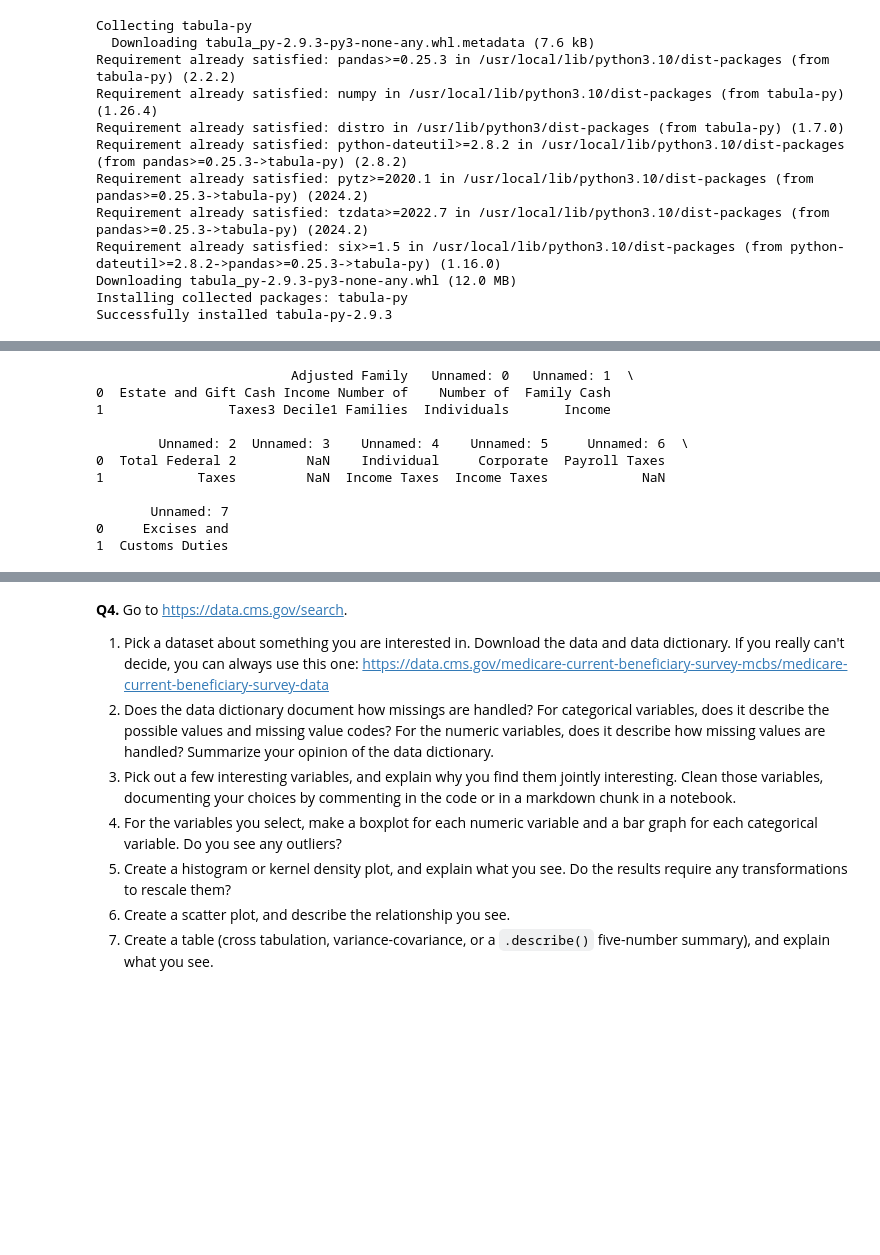
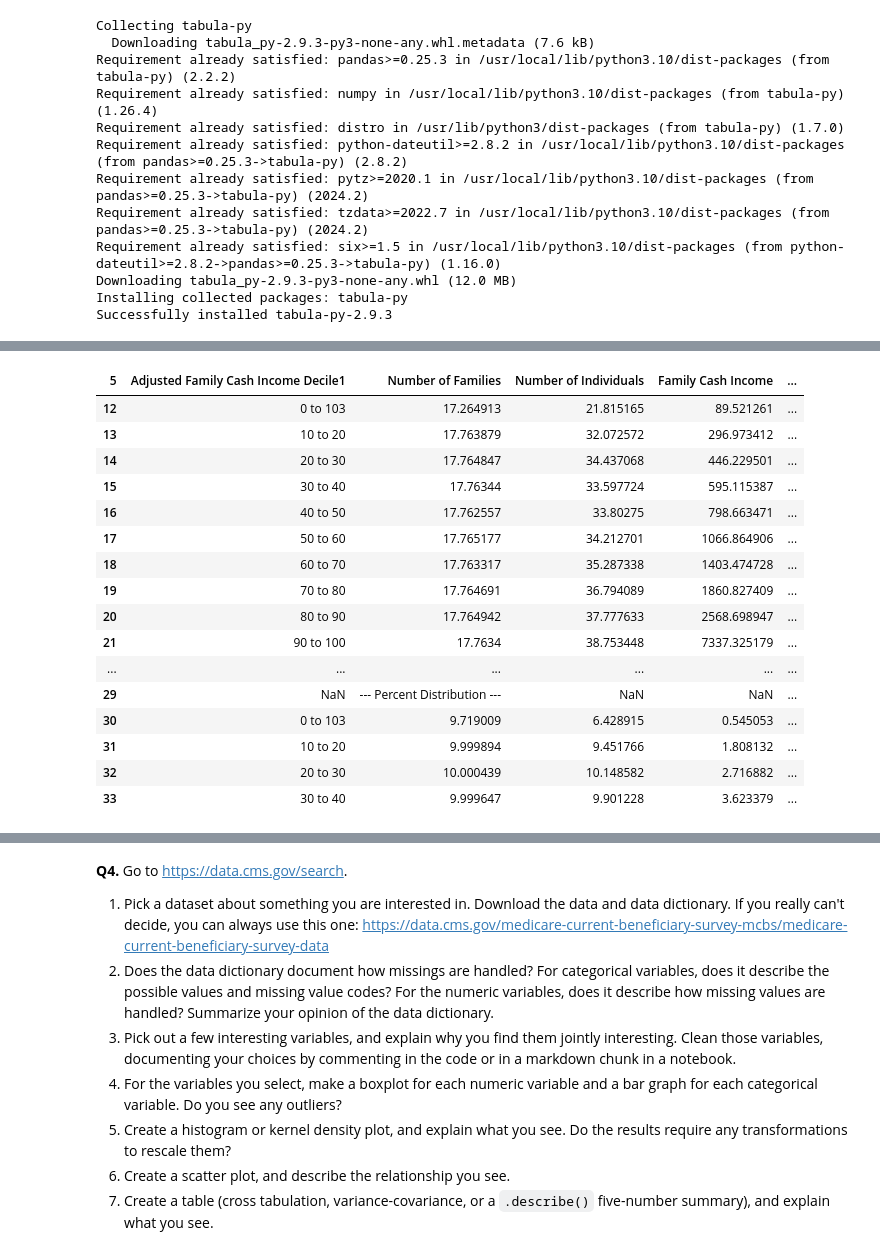
Before and after one commit to EBaner/visualization, a Jupyter notebook: assignment/assignment.ipynb, the cells around one changed output, grey strips where cells are left out. Cells and saved outputs as stored; diff of their text form; code cells hidden in the pictures; blank space fills up the shorter version.

```diff
--- a/assignment/assignment.ipynb
+++ b/assignment/assignment.ipynb
@@ -359,9 +353,16 @@ Successfully installed tabula-py-2.9.3
 # %%
 import pandas as pd
 import matplotlib.pyplot as plt
-from tabula import read_pdf
 
-file_path = '/content/visualization/assignment/data/CBO_data.pdf'
-tables = read_pdf(file_path, pages = 'all')
-print(tables[0])
+df = pd.read_excel('/content/visualization/assignment/data/Distribution-of-Tax-Burden-Current-Law-2019.xlsx')
+df.columns = df.iloc[5]
+df = df.drop(index=[0, 1, 2, 3,5,11])
+df = df.drop(df.columns[:2], axis=1)
+df = df.dropna(how='all')
+for col in df.columns:
+    if pd.api.types.is_numeric_dtype(df[col]): #from Gen AI
+        df[col] = pd.to_numeric(df[col], errors='coerce')
+df = df.round(1)
+
+df.head(20)
 # %% [output]
@@ -372,11 +369,17 @@ WARNING: Using fallback font 'LiberationSerif' for 'CourierNewPSMT'
-                         Adjusted Family   Unnamed: 0   Unnamed: 1  \
-0  Estate and Gift Cash Income Number of    Number of  Family Cash
-1                Taxes3 Decile1 Families  Individuals       Income
-
-        Unnamed: 2  Unnamed: 3    Unnamed: 4    Unnamed: 5     Unnamed: 6  \
-0  Total Federal 2         NaN    Individual     Corporate  Payroll Taxes
-1            Taxes         NaN  Income Taxes  Income Taxes            NaN
-
-       Unnamed: 7
-0     Excises and
-1  Customs Duties
+| 5 | Adjusted Family Cash Income Decile1 | Number of Families | Number of Individuals | Family Cash Income | ... |
+| 12 | 0 to 103 | 17.264913 | 21.815165 | 89.521261 | ... |
+| 13 | 10 to 20 | 17.763879 | 32.072572 | 296.973412 | ... |
+| 14 | 20 to 30 | 17.764847 | 34.437068 | 446.229501 | ... |
+| 15 | 30 to 40 | 17.76344 | 33.597724 | 595.115387 | ... |
+| 16 | 40 to 50 | 17.762557 | 33.80275 | 798.663471 | ... |
+| 17 | 50 to 60 | 17.765177 | 34.212701 | 1066.864906 | ... |
+| 18 | 60 to 70 | 17.763317 | 35.287338 | 1403.474728 | ... |
+| 19 | 70 to 80 | 17.764691 | 36.794089 | 1860.827409 | ... |
+| 20 | 80 to 90 | 17.764942 | 37.777633 | 2568.698947 | ... |
+| 21 | 90 to 100 | 17.7634 | 38.753448 | 7337.325179 | ... |
+| ... | ... | ... | ... | ... | ... |
+| 29 | NaN | --- Percent Distribution --- | NaN | NaN | ... |
+| 30 | 0 to 103 | 9.719009 | 6.428915 | 0.545053 | ... |
+| 31 | 10 to 20 | 9.999894 | 9.451766 | 1.808132 | ... |
+| 32 | 20 to 30 | 10.000439 | 10.148582 | 2.716882 | ... |
+| 33 | 30 to 40 | 9.999647 | 9.901228 | 3.623379 | ... |
```
Also changed, not shown: parts of 3 cells of this notebook.
